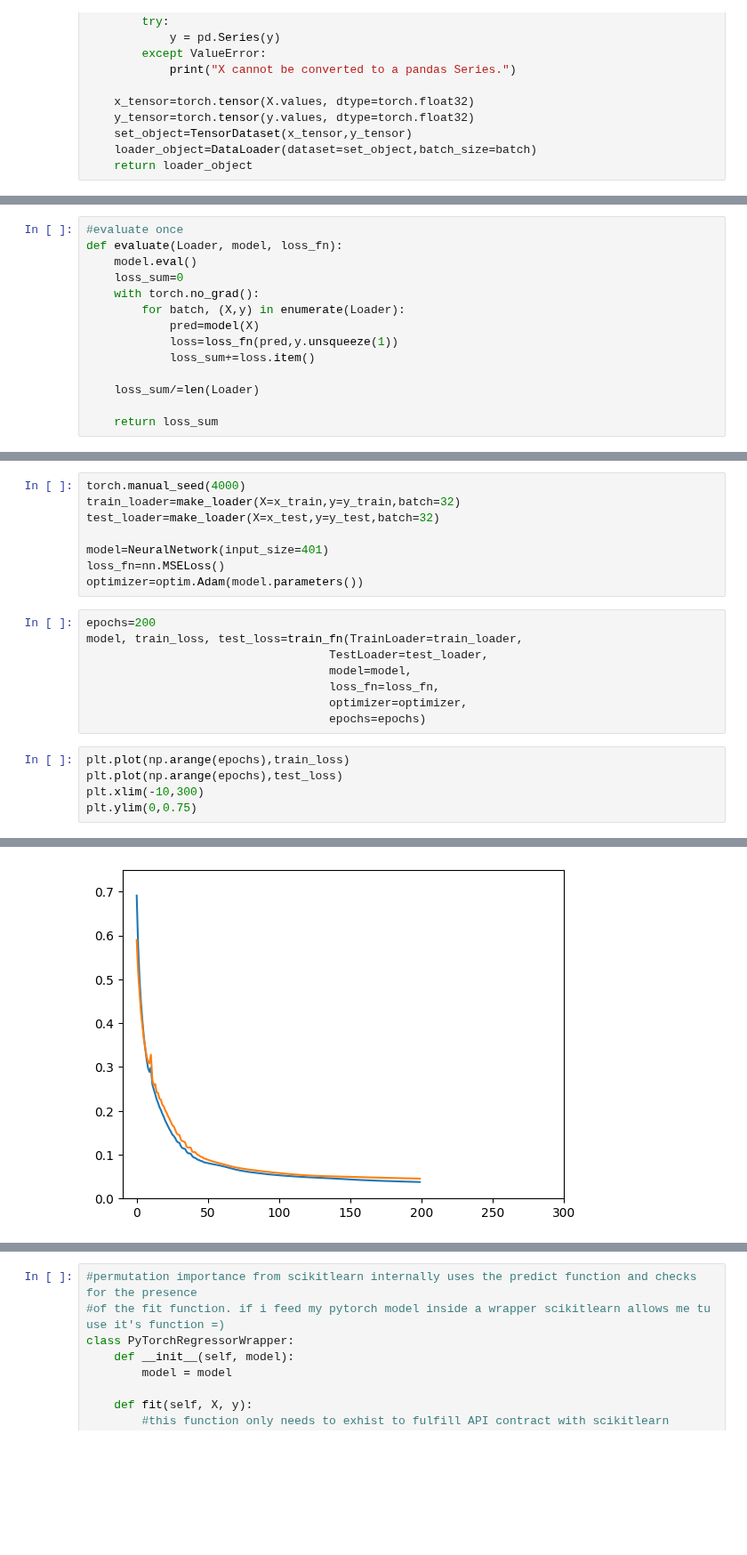
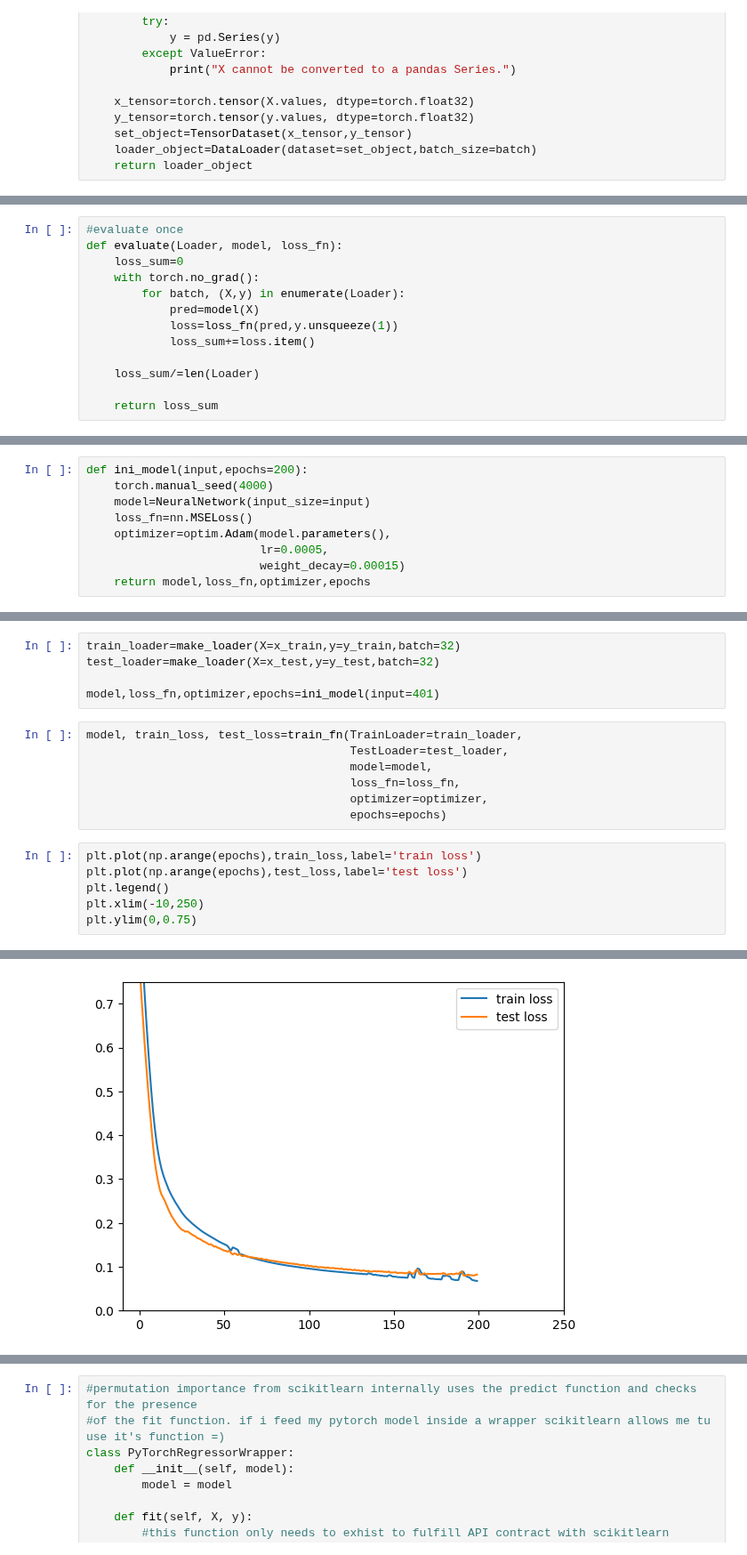
Before and after one commit to Lucas-ZR/datahow-thesis-feup, a Jupyter notebook: torch_perm_imp_reg.ipynb, the cells around one changed output, grey strips where cells are left out. Shown at 89% size. Saved outputs shown, nothing was run; the diff lists cells and outputs as text; blank space fills up the shorter version.

```diff
--- a/torch_perm_imp_reg.ipynb
+++ b/torch_perm_imp_reg.ipynb
@@ -98,7 +105,6 @@ class NeuralNetwork(nn.Module):
 # %%
 #evaluate once
 def evaluate(Loader, model, loss_fn):
-    model.eval()
     loss_sum=0
     with torch.no_grad():
         for batch, (X,y) in enumerate(Loader):
@@ -151,3 +157,12 @@ def train_fn_no_loss(TrainLoader, model, loss_fn, optimizer,epochs):
             optimizer.step()
 
     return model
+# %%
+def ini_model(input,epochs=200):
+    torch.manual_seed(4000)
+    model=NeuralNetwork(input_size=input)
+    loss_fn=nn.MSELoss()
+    optimizer=optim.Adam(model.parameters(),
+                         lr=0.0005,
+                         weight_decay=0.00015)
+    return model,loss_fn,optimizer,epochs
@@ -156,25 +185,22 @@ def train_fn_no_loss(TrainLoader, model, loss_fn, optimizer,epochs):
 # %%
-torch.manual_seed(4000)
 train_loader=make_loader(X=x_train,y=y_train,batch=32)
 test_loader=make_loader(X=x_test,y=y_test,batch=32)
 
-model=NeuralNetwork(input_size=401)
-loss_fn=nn.MSELoss()
-optimizer=optim.Adam(model.parameters())
+model,loss_fn,optimizer,epochs=ini_model(input=401)
 # %%
-epochs=200
 model, train_loss, test_loss=train_fn(TrainLoader=train_loader,
-                                   TestLoader=test_loader,
-                                   model=model,
-                                   loss_fn=loss_fn,
-                                   optimizer=optimizer,
-                                   epochs=epochs)
+                                      TestLoader=test_loader,
+                                      model=model,
+                                      loss_fn=loss_fn,
+                                      optimizer=optimizer,
+                                      epochs=epochs)
 # %%
-plt.plot(np.arange(epochs),train_loss)
-plt.plot(np.arange(epochs),test_loss)
-plt.xlim(-10,300)
+plt.plot(np.arange(epochs),train_loss,label='train loss')
+plt.plot(np.arange(epochs),test_loss,label='test loss')
+plt.legend()
+plt.xlim(-10,250)
 plt.ylim(0,0.75)
 # %% [output]
 (0.0, 0.75)
-[figure, old version]
+[figure, new version]
 # %% [markdown]
```
Also changed, not shown: parts of 65 cells of this notebook.
